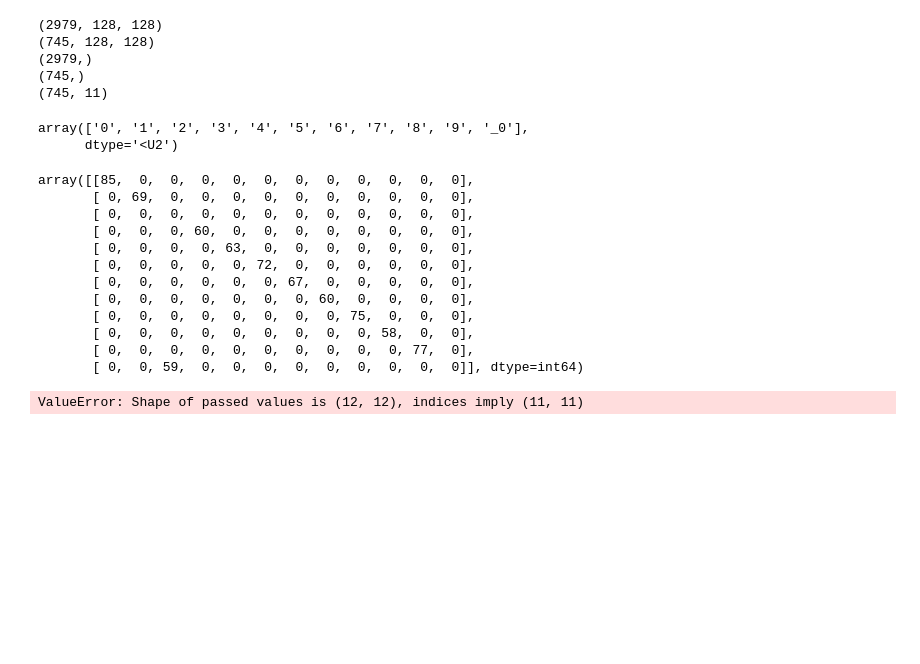
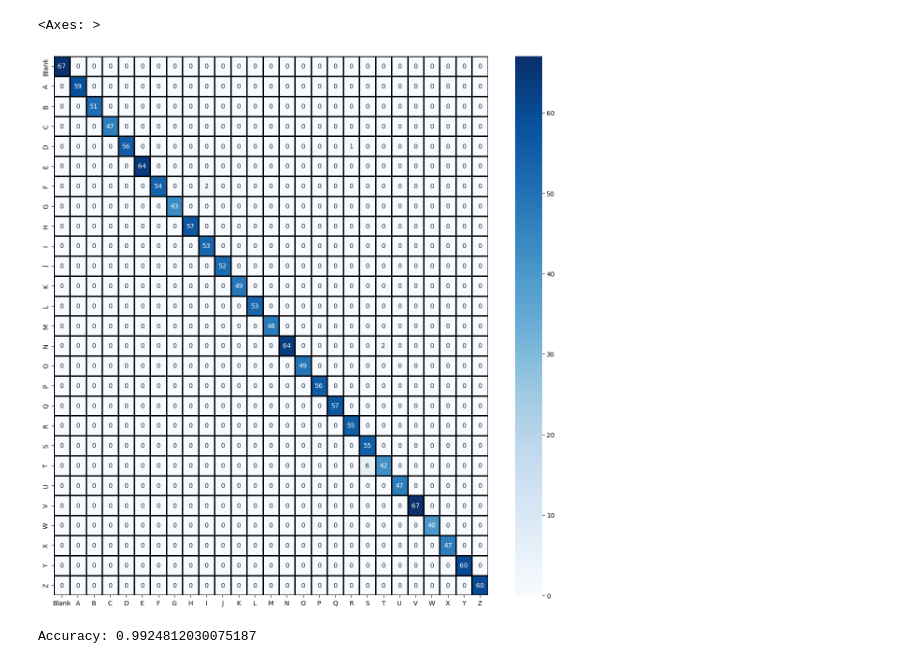
Before and after one commit to M-Designerr/Sign-Language-Recognition, a Jupyter notebook: visualize.ipynb, the cells around one changed output. Cells and saved outputs as stored; diff of their text form; code cells hidden in the pictures; blank space fills up the shorter version.

```diff
--- a/visualize.ipynb
+++ b/visualize.ipynb
@@ -60,7 +48,13 @@ with open('dataset.pickle', 'wb') as handle:
 # %%
 directory = "model/"
+json_file = open(directory+"model-bw-alpha.json", "r")
+model_json = json_file.read()
+json_file.close()
+loaded_model = model_from_json(model_json)
+loaded_model.load_weights(directory+"model-bw-alpha.h5")
 json_file_num = open(directory+"model-bw-digit.json", "r")
 model_json_num = json_file_num.read()
 json_file_num.close()
 loaded_model_num = model_from_json(model_json_num)
 loaded_model_num.load_weights(directory+"model-bw-digit.h5")
+predictions = loaded_model_num.predict(X_test)
@@ -67,3 +111,3 @@ loaded_model_num.load_weights(directory+"model-bw-digit.h5")
 # %%
-predictions = loaded_model_num.predict(X_test)
+predictions = loaded_model.predict(X_test)
 # %% [output]
@@ -71,12 +114,0 @@ predictions = loaded_model_num.predict(X_test)
-# %%
-print(X_train.shape)
-print(X_test.shape)
-print(y_train.shape)
-print(y_test.shape)
-print(predictions.shape)
-# %% [output]
-(2979, 128, 128)
-(745, 128, 128)
-(2979,)
-(745,)
-(745, 11)
@@ -88,31 +115,27 @@ y_pred = np.array(y_pred).astype(str)
-# %%
-unique_labels(y_test)
-# %% [output]
-array(['0', '1', '2', '3', '4', '5', '6', '7', '8', '9', '_0'],
-      dtype='<U2')
-# %%
-confusion_matrix(y_test, y_pred)
-# %% [output]
-array([[85,  0,  0,  0,  0,  0,  0,  0,  0,  0,  0,  0],
-       [ 0, 69,  0,  0,  0,  0,  0,  0,  0,  0,  0,  0],
-       [ 0,  0,  0,  0,  0,  0,  0,  0,  0,  0,  0,  0],
-       [ 0,  0,  0, 60,  0,  0,  0,  0,  0,  0,  0,  0],
-       [ 0,  0,  0,  0, 63,  0,  0,  0,  0,  0,  0,  0],
-       [ 0,  0,  0,  0,  0, 72,  0,  0,  0,  0,  0,  0],
-       [ 0,  0,  0,  0,  0,  0, 67,  0,  0,  0,  0,  0],
-       [ 0,  0,  0,  0,  0,  0,  0, 60,  0,  0,  0,  0],
-       [ 0,  0,  0,  0,  0,  0,  0,  0, 75,  0,  0,  0],
-       [ 0,  0,  0,  0,  0,  0,  0,  0,  0, 58,  0,  0],
-       [ 0,  0,  0,  0,  0,  0,  0,  0,  0,  0, 77,  0],
-       [ 0,  0, 59,  0,  0,  0,  0,  0,  0,  0,  0,  0]], dtype=int64)
-# %%
-def plot(y_test,y_pred):
-    class_labels = unique_labels(y_test)
-    column = [f'Predicted {label}' for label in class_labels]
-    index = [f'Actual {label}' for label in class_labels]
-    table = pd.DataFrame(confusion_matrix(y_test, y_pred), columns=column, index=index)
-    return table
-
-plot(y_test,y_pred)
-# %% [output]
-ValueError: Shape of passed values is (12, 12), indices imply (11, 11)
+# %%
+y_pred = np.argmax(predictions, axis=1)
+y_test= y_test.astype(str)
+y_pred = np.array(y_pred).astype(int)
+num_to_letter = {0: '0', 1: 'A', 2: 'B', 3: 'C', 4: 'D', 5: 'E', 6: 'F', 7: 'G',
+                 8: 'H', 9: 'I', 10: 'J', 11: 'K', 12: 'L', 13: 'M', 14: 'N', 15: 'O',
+                 16: 'P', 17: 'Q', 18: 'R', 19: 'S', 20: 'T', 21: 'U', 22: 'V', 23: 'W', 24: 'X', 25: 'Y', 26: 'Z'}
+
+y_pred_letters = [num_to_letter[label] for label in y_pred]
+y_pred = np.array(y_pred).astype(str)
+# %%
+letters = ['Blank']
+for i in range(1,27):
+    letters.append(chr(i+64))
+cm = confusion_matrix(y_test, y_pred_letters)
+cm_df = pd.DataFrame(cm, index=letters, columns=letters)
+plt.figure(figsize = (15,15))
+sns.heatmap(cm_df,cmap= "Blues", linecolor = 'black' , linewidth = 1 , annot = True, fmt='')
+# %% [output]
+<Axes: >
+[figure, added]
+# %%
+accuracy = accuracy_score(y_test, y_pred_letters)
+
+print("Accuracy:", accuracy)
+# %% [output]
+Accuracy: 0.9924812030075187
```
Also changed, not shown: parts of 10 cells of this notebook, 3 other files.
